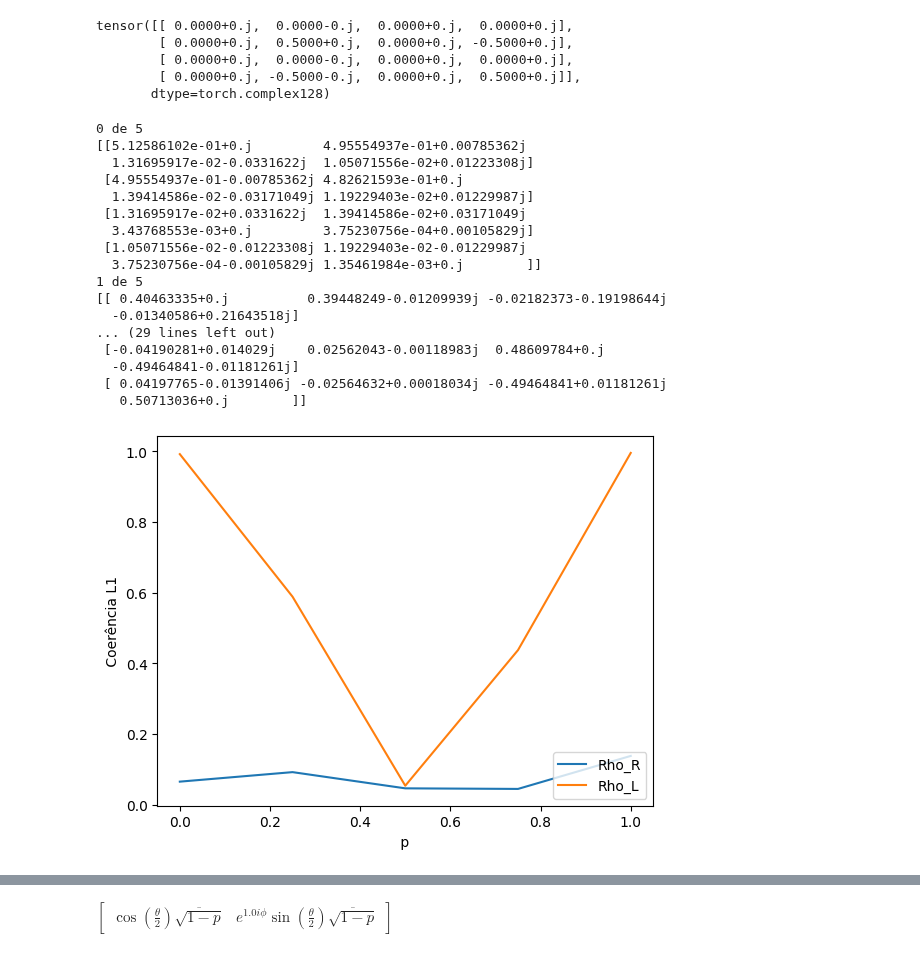
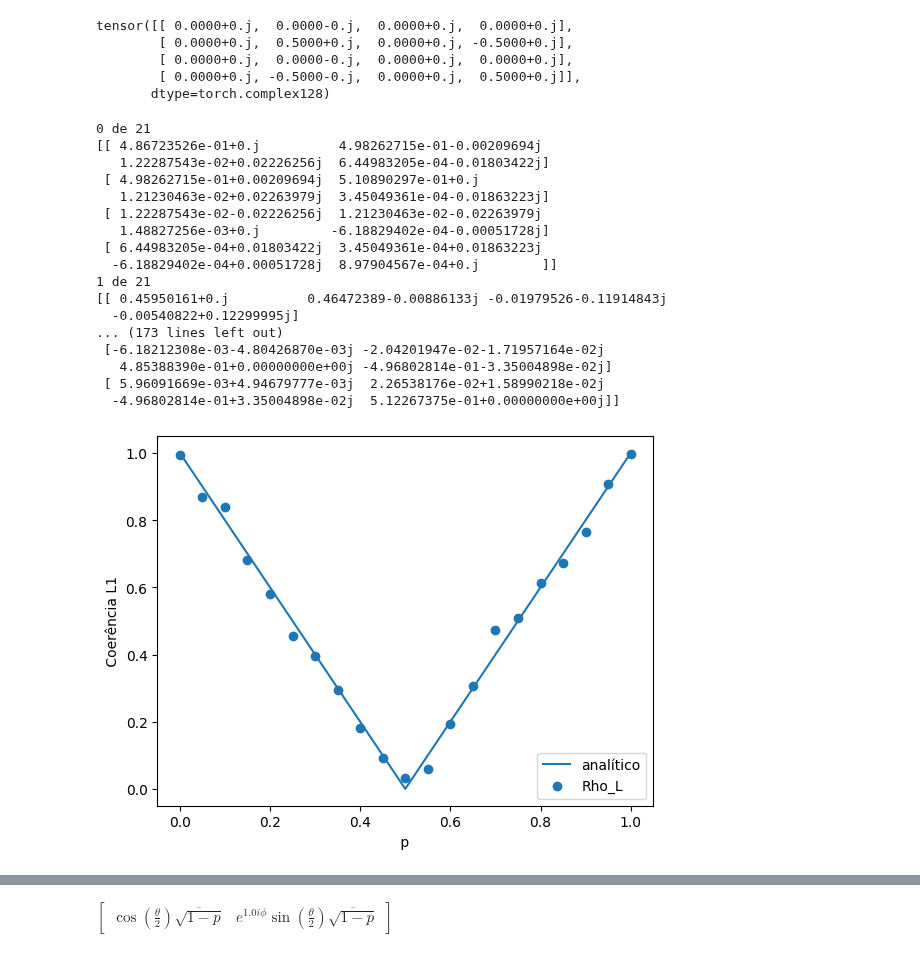
Before and after one commit to SchultzVV/Runtime-qiskit, a Jupyter notebook: bit-phase-flip.ipynb, the cells around one changed output, grey strips where cells are left out. Cells and saved outputs as stored; diff of their text form; code cells hidden in the pictures.

```diff
--- a/bit-phase-flip.ipynb
+++ b/bit-phase-flip.ipynb
@@ -56,7 +56,7 @@ from torch import tensor
 from numpy import sin,cos,sqrt,outer,zeros, pi
 import cmath
 import pickle
-
+from theoric.bpf_theoric import *
 
 
 def bpf(theta, phi, p):
@@ -90,36 +90,36 @@ def run_calcs(list_p, epochs):
         target_op = get_target_op(calculated_rho_AB(pi/2, 0, p))
         #------------------------------------------------------------
 
-        qc, qr, params = optmize(epochs, n_qubits, circuit, params, target_op, pretrain, 80)
+        qc, qr, params = optmize(epochs, n_qubits, circuit, params, target_op, pretrain, 120)
         pretrain = False
         rho = tomograph(qc, qr)
         print(rho)
         coerencias_L, coerencias_R = results(rho, coerencias_R, coerencias_L)
 
+    plot_bpf_theoric(list_p)
     plots(list_p, coerencias_R, coerencias_L)
     #save = [list_p, coerencias_R, coerencias_L]
     #with open('data/BPFlist_p-coerencias_R-coerencias_L.pkl', 'wb') as f:
     #    pickle.dump(save, f)
 # %%
-list_p = [0]
-list_p = np.linspace(0,1,5)
-run_calcs(list_p, 40)
+list_p = np.linspace(0, 1 ,21)
+run_calcs(list_p, 85)
 # %% [output]
-0 de 5
-[[5.12586102e-01+0.j         4.95554937e-01+0.00785362j
-  1.31695917e-02-0.0331622j  1.05071556e-02+0.01223308j]
- [4.95554937e-01-0.00785362j 4.82621593e-01+0.j
-  1.39414586e-02-0.03171049j 1.19229403e-02+0.01229987j]
- [1.31695917e-02+0.0331622j  1.39414586e-02+0.03171049j
-  3.43768553e-03+0.j         3.75230756e-04+0.00105829j]
- [1.05071556e-02-0.01223308j 1.19229403e-02-0.01229987j
-  3.75230756e-04-0.00105829j 1.35461984e-03+0.j        ]]
-1 de 5
-[[ 0.40463335+0.j          0.39448249-0.01209939j -0.02182373-0.19198644j
-  -0.01340586+0.21643518j]
-... (29 lines left out)
- [-0.04190281+0.014029j    0.02562043-0.00118983j  0.48609784+0.j
-  -0.49464841-0.01181261j]
- [ 0.04197765-0.01391406j -0.02564632+0.00018034j -0.49464841+0.01181261j
-   0.50713036+0.j        ]]
+0 de 21
+[[ 4.86723526e-01+0.j          4.98262715e-01-0.00209694j
+   1.22287543e-02+0.02226256j  6.44983205e-04-0.01803422j]
+ [ 4.98262715e-01+0.00209694j  5.10890297e-01+0.j
+   1.21230463e-02+0.02263979j  3.45049361e-04-0.01863223j]
+ [ 1.22287543e-02-0.02226256j  1.21230463e-02-0.02263979j
+   1.48827256e-03+0.j         -6.18829402e-04-0.00051728j]
+ [ 6.44983205e-04+0.01803422j  3.45049361e-04+0.01863223j
+  -6.18829402e-04+0.00051728j  8.97904567e-04+0.j        ]]
+1 de 21
+[[ 0.45950161+0.j          0.46472389-0.00886133j -0.01979526-0.11914843j
+  -0.00540822+0.12299995j]
+... (173 lines left out)
+ [-6.18212308e-03-4.80426870e-03j -2.04201947e-02-1.71957164e-02j
+   4.85388390e-01+0.00000000e+00j -4.96802814e-01-3.35004898e-02j]
+ [ 5.96091669e-03+4.94679777e-03j  2.26538176e-02+1.58990218e-02j
+  -4.96802814e-01+3.35004898e-02j  5.12267375e-01+0.00000000e+00j]]
-[figure, old version]
+[figure, new version]
```
Also changed, not shown: parts of 1 cell of this notebook, 15 other files.
